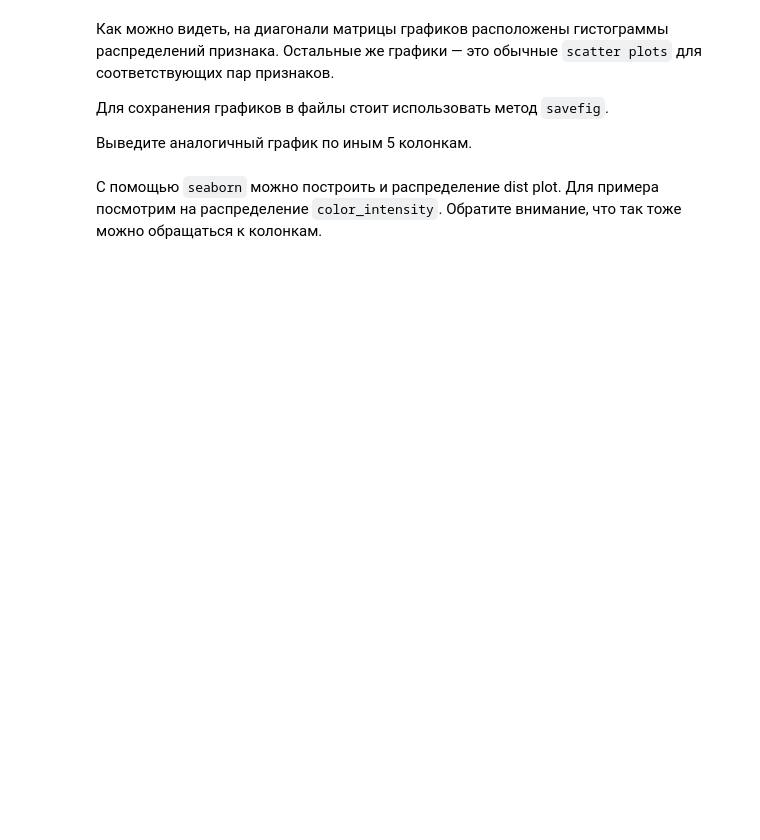
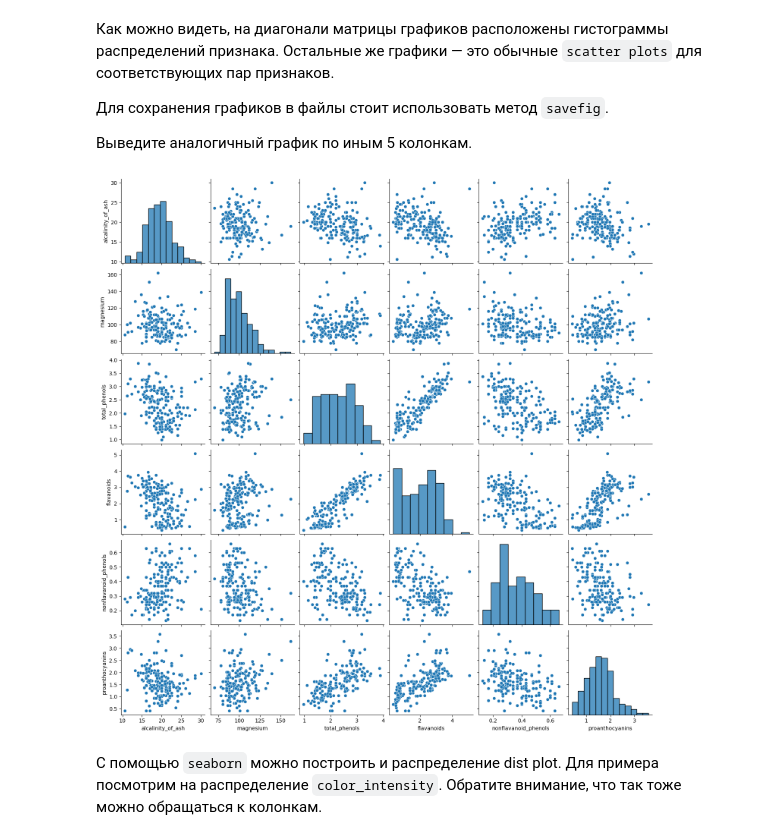
Before and after one commit to alvadia/MSUAI, a Jupyter notebook: EX01_Zizov.ipynb, the cells around one changed output. Saved outputs shown, nothing was run; the diff lists cells and outputs as text; code cells hidden in the pictures; blank space fills up the shorter version.

```diff
--- a/EX01_Zizov.ipynb
+++ b/EX01_Zizov.ipynb
@@ -86,0 +135,3 @@ data['alcohol'] = data['alcohol'].astype('int16')
+# %%
+for i in data.columns:
+  print(i, data[i].describe())
@@ -86,0 +156,11 @@ data['alcohol'] = data['alcohol'].astype('int16')
+# %%
+for i in ['alcohol', 'malic_acid', 'ash', 'alcalinity_of_ash',
+       'total_phenols', 'flavanoids', 'nonflavanoid_phenols',
+       'proanthocyanins', 'color_intensity', 'hue',
+       'od280/od315_of_diluted_wines']:
+    data[i] = data[i].astype('float64')
+for i in ['magnesium', 'proline']:
+    data[i] = data[i].astype('int16')
+# %%
+for i in data.columns:
+    print(type(data[i][0]))
@@ -198,3 +391,14 @@ sns_plot.savefig('pairplot.png')
+# %%
+import seaborn as sns
+data, labels = load_wine(return_X_y=True, as_frame=True)
+df = pd.concat([data, labels], axis=1)
+
+cols = ['alcohol', 'malic_acid', 'ash', 'target']
+tmp = [i for i in df.columns if i not in cols][:6]
+sns_plot = sns.pairplot(df[tmp])
+sns_plot.savefig('pairplot2.png')
+# %% [output]
+[figure, added]
 # %% [markdown]
 С помощью `seaborn` можно построить и распределение dist plot. Для примера посмотрим на распределение `color_intensity`. Обратите внимание, что так тоже можно обращаться к колонкам.
 # %%
```
Also changed, not shown: parts of 80 cells of this notebook.
